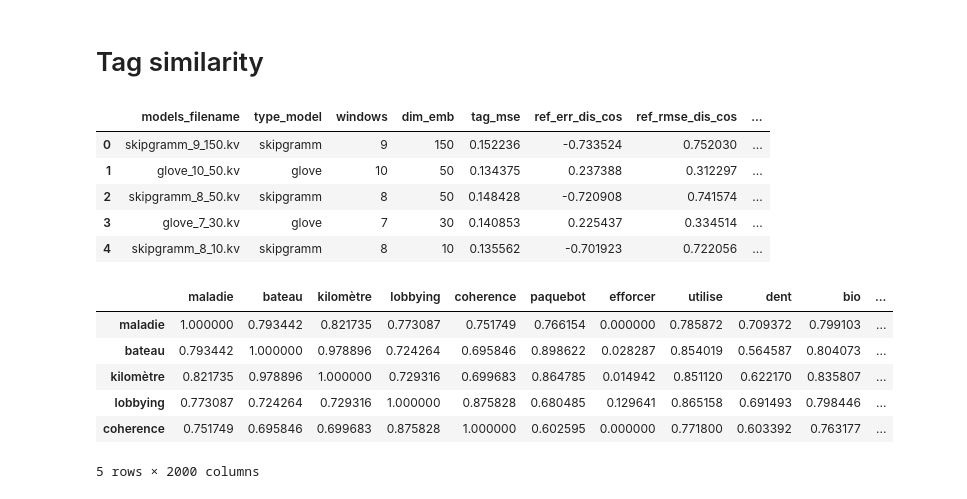
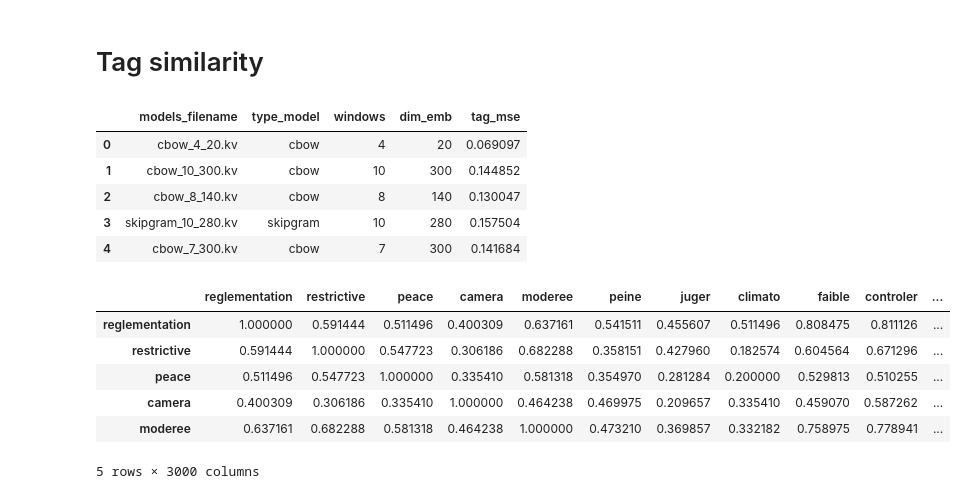
Before and after one commit to dmkant/projet-statistique-2022, a Jupyter notebook: word_embedding/evaluation_embedding.ipynb, the cells around one changed output. Cells and saved outputs as stored; diff of their text form; code cells hidden in the pictures.

```diff
--- a/word_embedding/evaluation_embedding.ipynb
+++ b/word_embedding/evaluation_embedding.ipynb
@@ -93,26 +97,26 @@ shutil.copy2(src=f"../data/training_models/{best_skipgram_filename}",dst="../dat
 # Tag similarity
 # %%
 
-df_evaluation_tags = pd.read_csv("../data/tunning/evaluation_tags.csv",sep=";")
+df_evaluation_tags = pd.read_csv("data/tunning/evaluation_tags.csv",sep=";")
 df_evaluation_tags.head()
 # %% [output]
-|  | models_filename | type_model | windows | dim_emb | tag_mse | ref_err_dis_cos | ref_rmse_dis_cos | ... |
-| 0 | skipgramm_9_150.kv | skipgramm | 9 | 150 | 0.152236 | -0.733524 | 0.752030 | ... |
-| 1 | glove_10_50.kv | glove | 10 | 50 | 0.134375 | 0.237388 | 0.312297 | ... |
-| 2 | skipgramm_8_50.kv | skipgramm | 8 | 50 | 0.148428 | -0.720908 | 0.741574 | ... |
-| 3 | glove_7_30.kv | glove | 7 | 30 | 0.140853 | 0.225437 | 0.334514 | ... |
-| 4 | skipgramm_8_10.kv | skipgramm | 8 | 10 | 0.135562 | -0.701923 | 0.722056 | ... |
+|  | models_filename | type_model | windows | dim_emb | tag_mse |
+| 0 | cbow_4_20.kv | cbow | 4 | 20 | 0.069097 |
+| 1 | cbow_10_300.kv | cbow | 10 | 300 | 0.144852 |
+| 2 | cbow_8_140.kv | cbow | 8 | 140 | 0.130047 |
+| 3 | skipgram_10_280.kv | skipgram | 10 | 280 | 0.157504 |
+| 4 | cbow_7_300.kv | cbow | 7 | 300 | 0.141684 |
 # %%
-df_tag_similarity = pd.read_csv("../data/tunning/tag_similiraty.csv",sep=";",index_col=0)
+df_tag_similarity = pd.read_csv("data/tunning/tag_similiraty.csv",sep=";",index_col=0)
 df_tag_similarity.head()
 # %% [output]
-|  | maladie | bateau | kilomètre | lobbying | coherence | paquebot | efforcer | utilise | dent | bio | ... |
-| maladie | 1.000000 | 0.793442 | 0.821735 | 0.773087 | 0.751749 | 0.766154 | 0.000000 | 0.785872 | 0.709372 | 0.799103 | ... |
-| bateau | 0.793442 | 1.000000 | 0.978896 | 0.724264 | 0.695846 | 0.898622 | 0.028287 | 0.854019 | 0.564587 | 0.804073 | ... |
-| kilomètre | 0.821735 | 0.978896 | 1.000000 | 0.729316 | 0.699683 | 0.864785 | 0.014942 | 0.851120 | 0.622170 | 0.835807 | ... |
-| lobbying | 0.773087 | 0.724264 | 0.729316 | 1.000000 | 0.875828 | 0.680485 | 0.129641 | 0.865158 | 0.691493 | 0.798446 | ... |
-| coherence | 0.751749 | 0.695846 | 0.699683 | 0.875828 | 1.000000 | 0.602595 | 0.000000 | 0.771800 | 0.603392 | 0.763177 | ... |
+|  | reglementation | restrictive | peace | camera | moderee | peine | juger | climato | faible | controler | ... |
+| reglementation | 1.000000 | 0.591444 | 0.511496 | 0.400309 | 0.637161 | 0.541511 | 0.455607 | 0.511496 | 0.808475 | 0.811126 | ... |
+| restrictive | 0.591444 | 1.000000 | 0.547723 | 0.306186 | 0.682288 | 0.358151 | 0.427960 | 0.182574 | 0.604564 | 0.671296 | ... |
+| peace | 0.511496 | 0.547723 | 1.000000 | 0.335410 | 0.581318 | 0.354970 | 0.281284 | 0.200000 | 0.529813 | 0.510255 | ... |
+| camera | 0.400309 | 0.306186 | 0.335410 | 1.000000 | 0.464238 | 0.469975 | 0.209657 | 0.335410 | 0.459070 | 0.587262 | ... |
+| moderee | 0.637161 | 0.682288 | 0.581318 | 0.464238 | 1.000000 | 0.473210 | 0.369857 | 0.332182 | 0.758975 | 0.778941 | ... |
-5 rows × 2000 columns
+5 rows × 3000 columns
 # %%
 sns.boxplot(x="type_model",y="tag_mse",data=df_evaluation_tags)
 plt.show()
```
Also changed, not shown: parts of 10 cells of this notebook, 1 other file.
